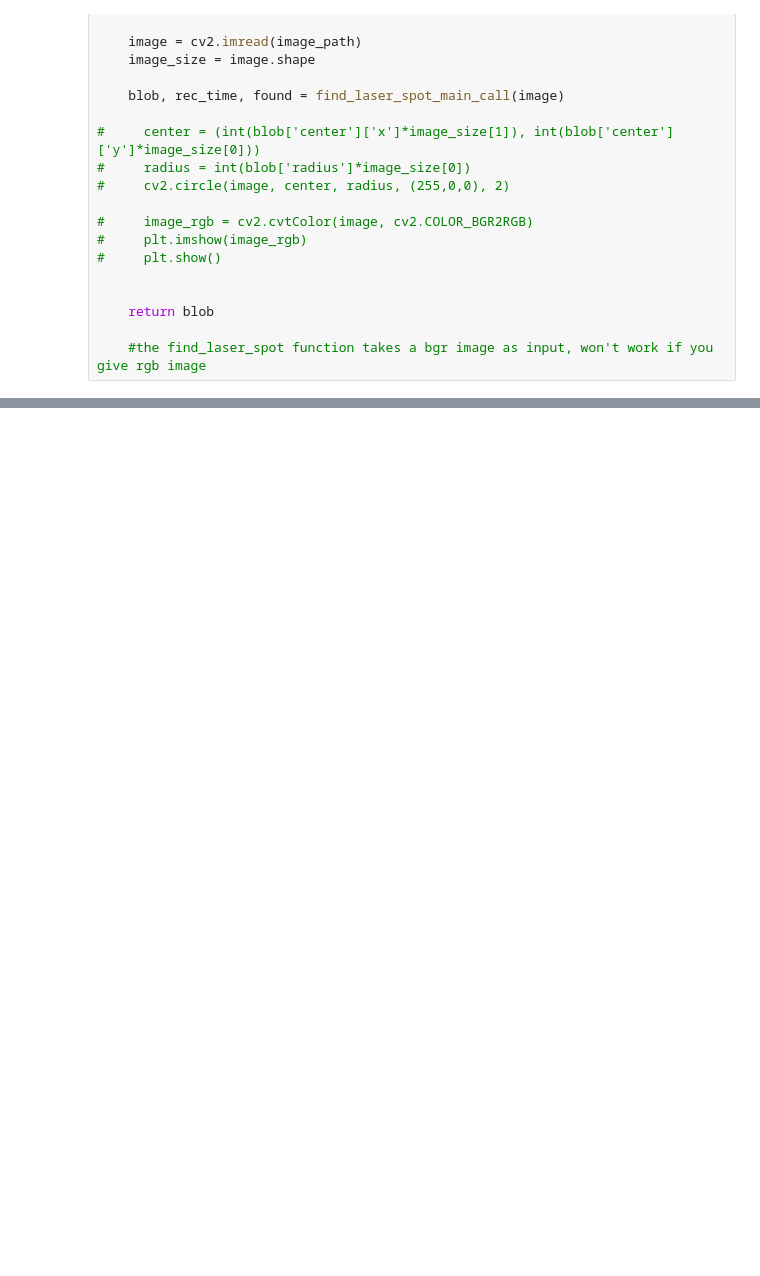
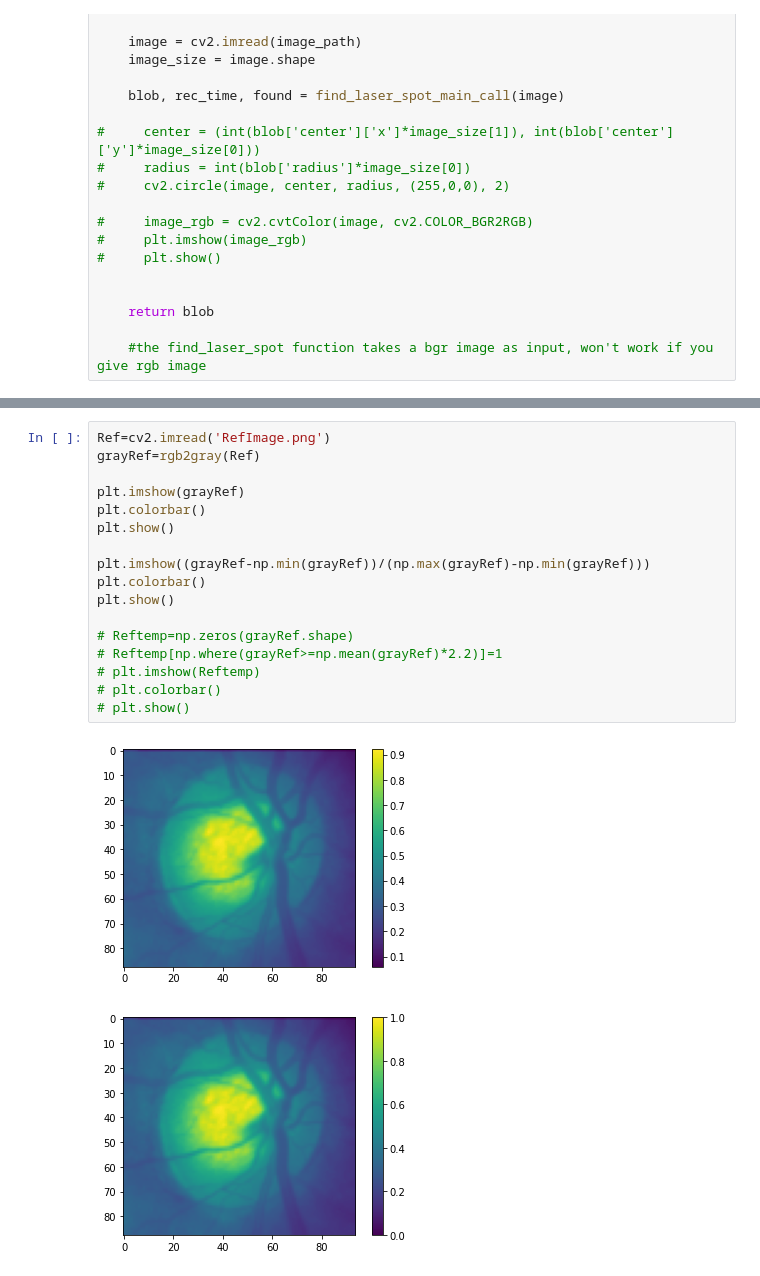
Before and after one commit to DCC-Lab/ZiliaImageAligningProject, a Jupyter notebook: Elahe/TestRosa.ipynb, the cells around one changed output, grey strips where cells are left out. Drawn from its saved outputs; the diff is of its cells as text; blank space fills up the shorter version.

```diff
--- a/Elahe/TestRosa.ipynb
+++ b/Elahe/TestRosa.ipynb
@@ -509,0 +608,20 @@ xLaser.shape
+# %%
+Ref=cv2.imread('RefImage.png')
+grayRef=rgb2gray(Ref)
+
+plt.imshow(grayRef)
+plt.colorbar()
+plt.show()
+
+plt.imshow((grayRef-np.min(grayRef))/(np.max(grayRef)-np.min(grayRef)))
+plt.colorbar()
+plt.show()
+
+# Reftemp=np.zeros(grayRef.shape)
+# Reftemp[np.where(grayRef>=np.mean(grayRef)*2.2)]=1
+# plt.imshow(Reftemp)
+# plt.colorbar()
+# plt.show()
+# %% [output]
+[figure, added]
+[figure, added]
```
Also changed, not shown: parts of 6 cells of this notebook.
